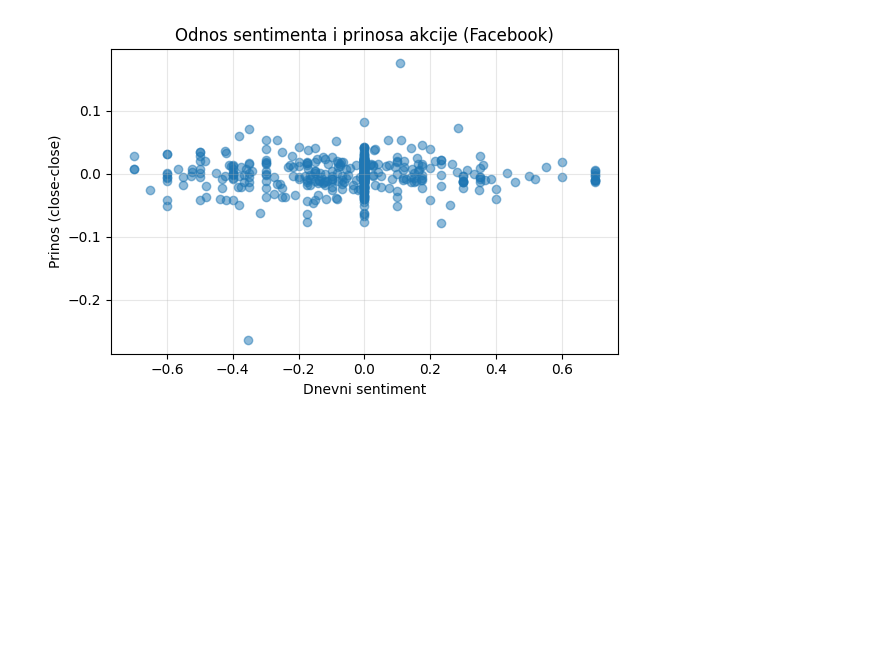
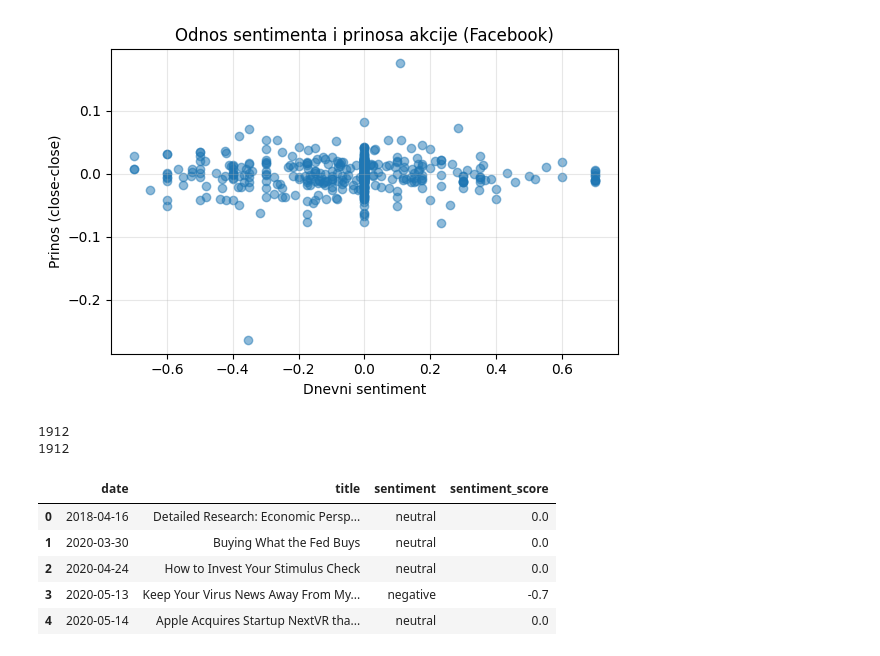
Before and after one commit to aleksandrabegovic/apple_sentiment_analiza, a Jupyter notebook: SentimentFacebook.ipynb, the cells around one changed output. Drawn from its saved outputs; the diff is of its cells as text; code cells hidden in the pictures; blank space fills up the shorter version.

```diff
--- a/SentimentFacebook.ipynb
+++ b/SentimentFacebook.ipynb
@@ -835,3 +886,18 @@ plt.tight_layout()
 plt.show()
 # %% [output]
 [figure]
+# %%
+print(len(meta_merged))
+print(len(meta_tagged))
+
+meta_merged[["date", "title"]].head()
+meta_tagged[["date", "title", "sentiment", "sentiment_score"]].head()
+# %% [output]
+1912
+1912
+|  | date | title | sentiment | sentiment_score |
+| 0 | 2018-04-16 | Detailed Research: Economic Persp... | neutral | 0.0 |
+| 1 | 2020-03-30 | Buying What the Fed Buys | neutral | 0.0 |
+| 2 | 2020-04-24 | How to Invest Your Stimulus Check | neutral | 0.0 |
+| 3 | 2020-05-13 | Keep Your Virus News Away From My... | negative | -0.7 |
+| 4 | 2020-05-14 | Apple Acquires Startup NextVR tha... | neutral | 0.0 |
```
Also changed, not shown: parts of 17 cells of this notebook.
